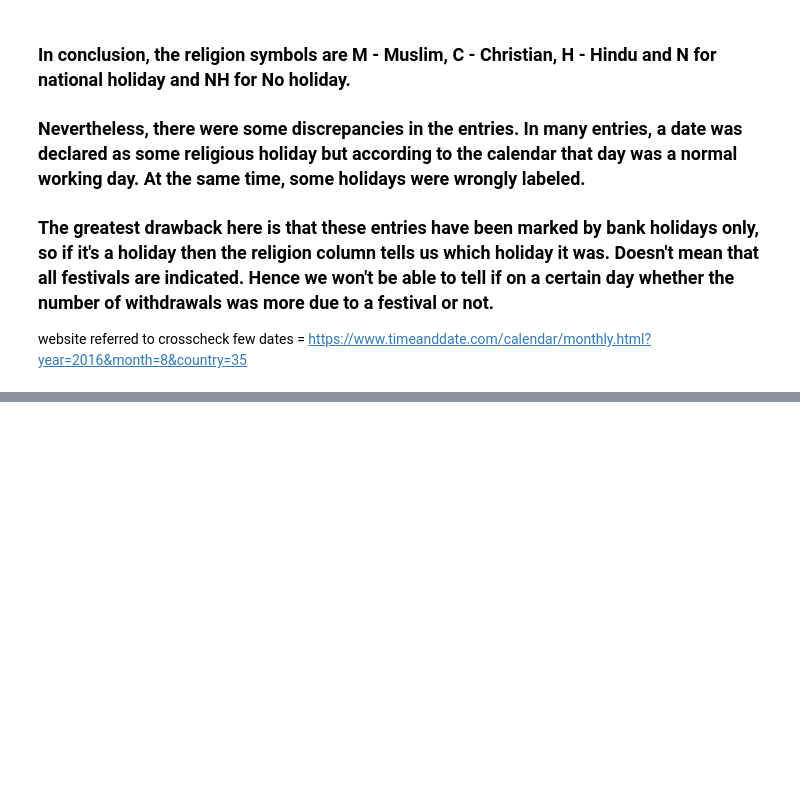
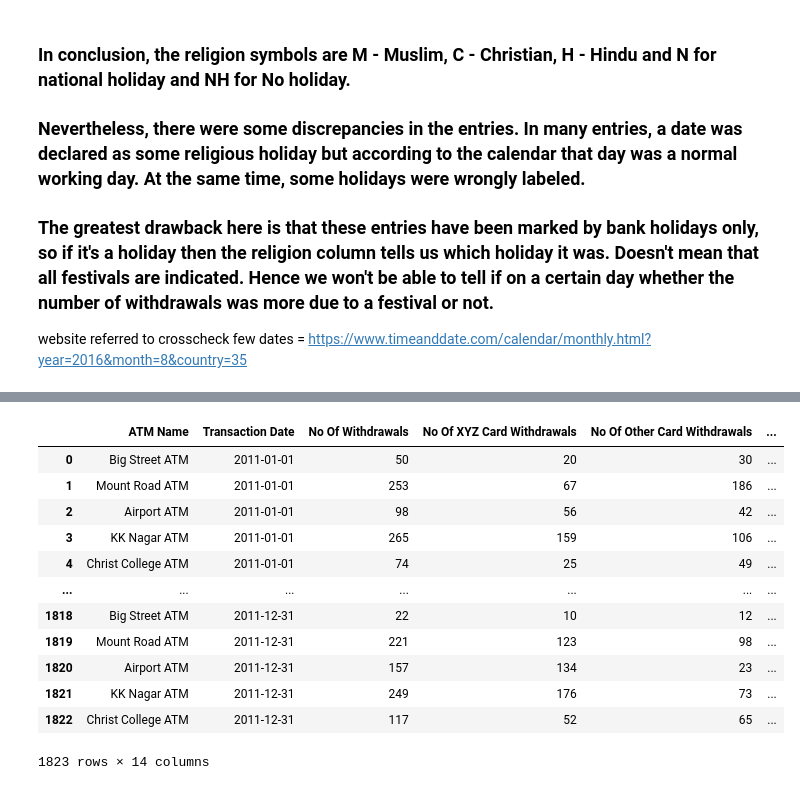
Before and after one commit to Banking-and-Finance/ATM-Cash-Flow-Prediction, a Jupyter notebook: research/EDA.ipynb, the cells around one changed output, grey strips where cells are left out. Cells and saved outputs as stored; diff of their text form; code cells hidden in the pictures; blank space fills up the shorter version.

```diff
--- a/research/EDA.ipynb
+++ b/research/EDA.ipynb
@@ -466,0 +471,16 @@ website referred to crosscheck few dates = https://www.timeanddate.com/calendar/
+# %%
+data[data['Year']==2011]
+# %% [output]
+|  | ATM Name | Transaction Date | No Of Withdrawals | No Of XYZ Card Withdrawals | No Of Other Card Withdrawals | ... |
+| 0 | Big Street ATM | 2011-01-01 | 50 | 20 | 30 | ... |
+| 1 | Mount Road ATM | 2011-01-01 | 253 | 67 | 186 | ... |
+| 2 | Airport ATM | 2011-01-01 | 98 | 56 | 42 | ... |
+| 3 | KK Nagar ATM | 2011-01-01 | 265 | 159 | 106 | ... |
+| 4 | Christ College ATM | 2011-01-01 | 74 | 25 | 49 | ... |
+| ... | ... | ... | ... | ... | ... | ... |
+| 1818 | Big Street ATM | 2011-12-31 | 22 | 10 | 12 | ... |
+| 1819 | Mount Road ATM | 2011-12-31 | 221 | 123 | 98 | ... |
+| 1820 | Airport ATM | 2011-12-31 | 157 | 134 | 23 | ... |
+| 1821 | KK Nagar ATM | 2011-12-31 | 249 | 176 | 73 | ... |
+| 1822 | Christ College ATM | 2011-12-31 | 117 | 52 | 65 | ... |
+1823 rows × 14 columns
```
Also changed, not shown: parts of 9 cells of this notebook.
